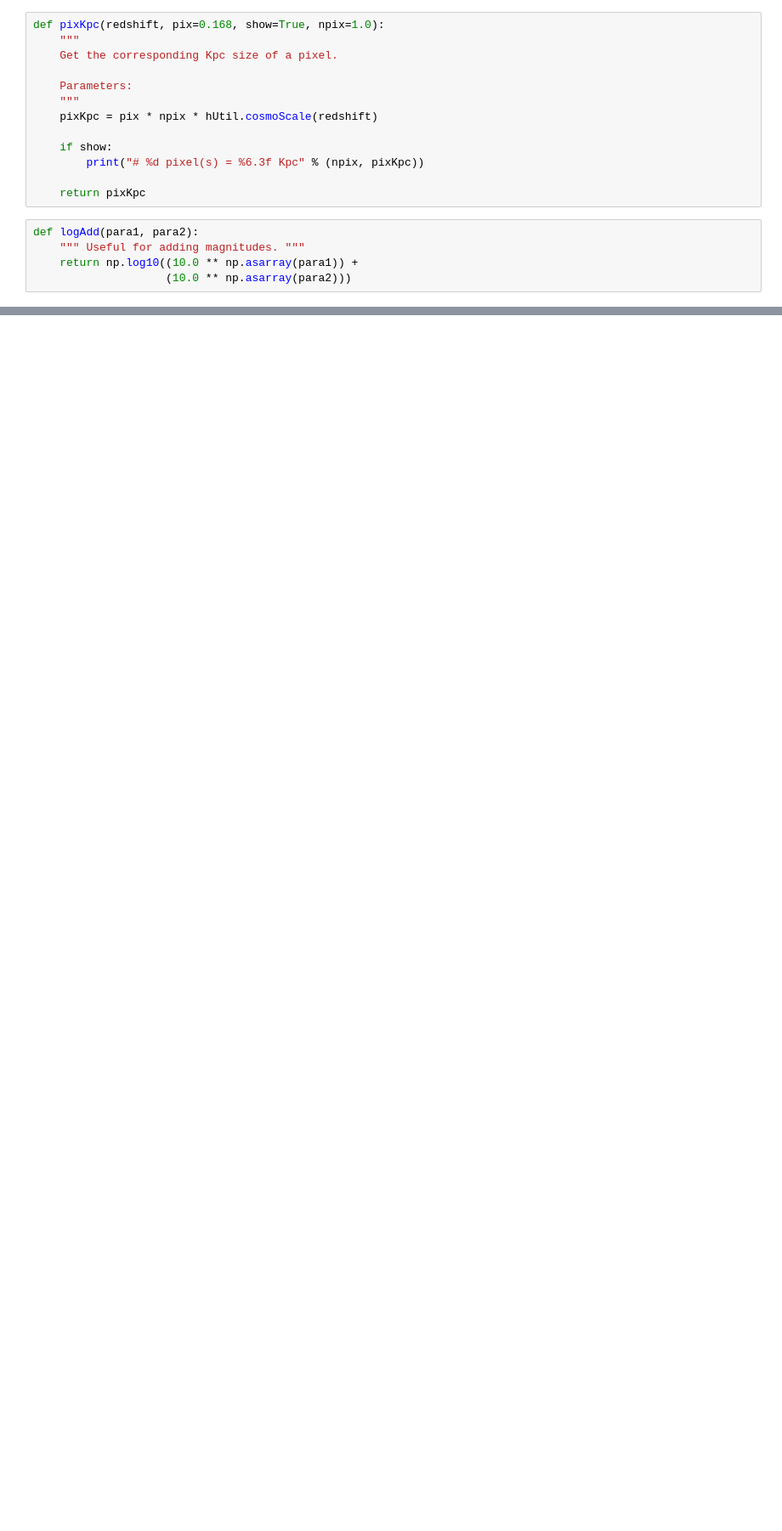
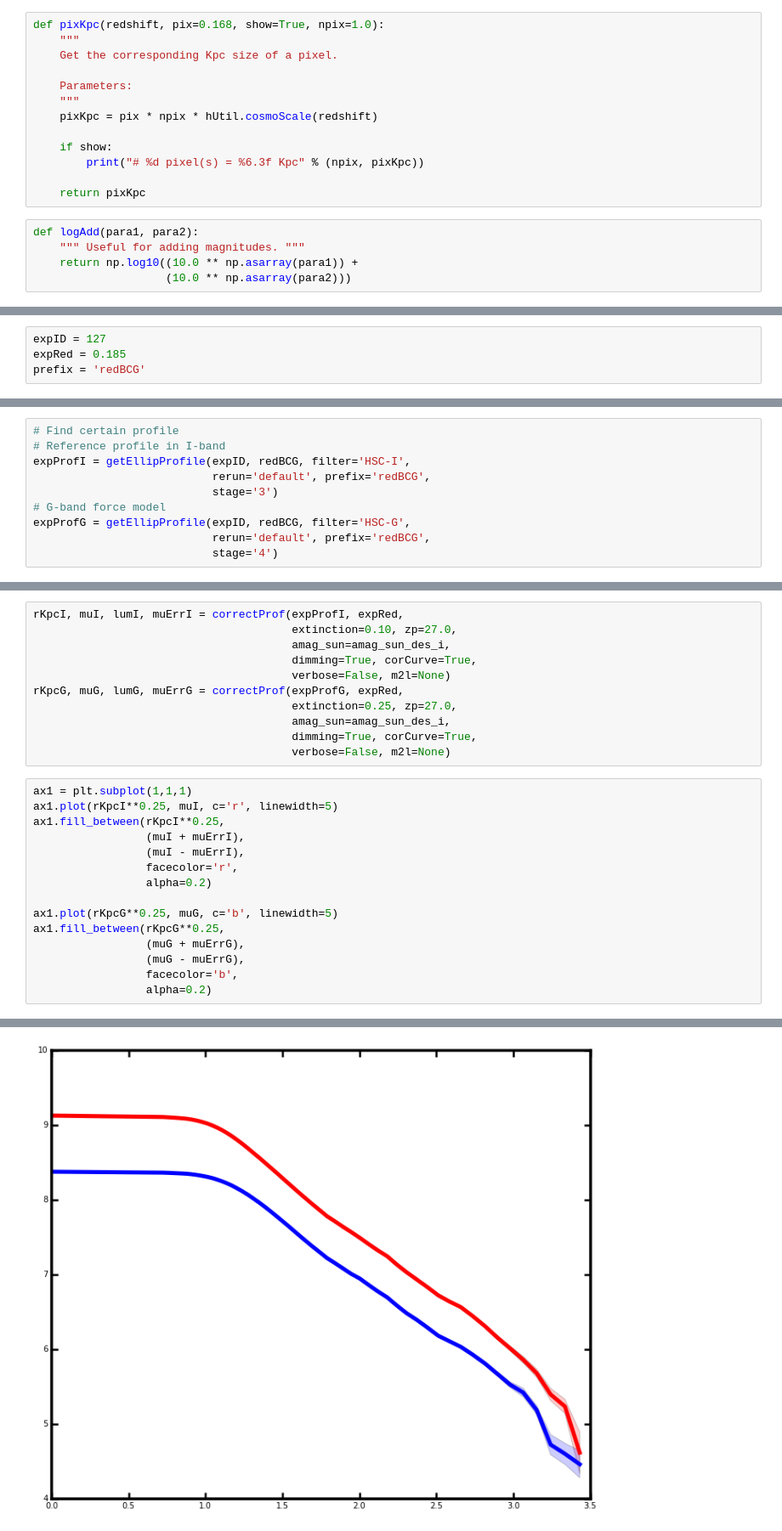
Before and after one commit to dr-guangtou/hsc_redbcg, a Jupyter notebook: note/coaddCutoutSbp.ipynb, the cells around one changed output, grey strips where cells are left out. Shown at 85% size. Drawn from its saved outputs; the diff is of its cells as text; blank space fills up the shorter version.

```diff
--- a/note/coaddCutoutSbp.ipynb
+++ b/note/coaddCutoutSbp.ipynb
@@ -102,0 +397,4 @@ def logAdd(para1, para2):
+# %%
+expID = 127
+expRed = 0.185
+prefix = 'redBCG'
@@ -102,0 +425,10 @@ def logAdd(para1, para2):
+# %%
+# Find certain profile
+# Reference profile in I-band
+expProfI = getEllipProfile(expID, redBCG, filter='HSC-I',
+                           rerun='default', prefix='redBCG',
+                           stage='3')
+# G-band force model
+expProfG = getEllipProfile(expID, redBCG, filter='HSC-G',
+                           rerun='default', prefix='redBCG',
+                           stage='4')
@@ -102,0 +457,27 @@ def logAdd(para1, para2):
+# %%
+rKpcI, muI, lumI, muErrI = correctProf(expProfI, expRed,
+                                       extinction=0.10, zp=27.0,
+                                       amag_sun=amag_sun_des_i,
+                                       dimming=True, corCurve=True,
+                                       verbose=False, m2l=None)
+rKpcG, muG, lumG, muErrG = correctProf(expProfG, expRed,
+                                       extinction=0.25, zp=27.0,
+                                       amag_sun=amag_sun_des_i,
+                                       dimming=True, corCurve=True,
+                                       verbose=False, m2l=None)
+# %%
+ax1 = plt.subplot(1,1,1)
+ax1.plot(rKpcI**0.25, muI, c='r', linewidth=5)
+ax1.fill_between(rKpcI**0.25,
+                 (muI + muErrI),
+                 (muI - muErrI),
+                 facecolor='r',
+                 alpha=0.2)
+
+ax1.plot(rKpcG**0.25, muG, c='b', linewidth=5)
+ax1.fill_between(rKpcG**0.25,
+                 (muG + muErrG),
+                 (muG - muErrG),
+                 facecolor='b',
+                 alpha=0.2)
+# %% [output]
@@ -102,0 +485 @@ def logAdd(para1, para2):
+[figure, added]
```
Also changed, not shown: parts of 40 cells of this notebook.
